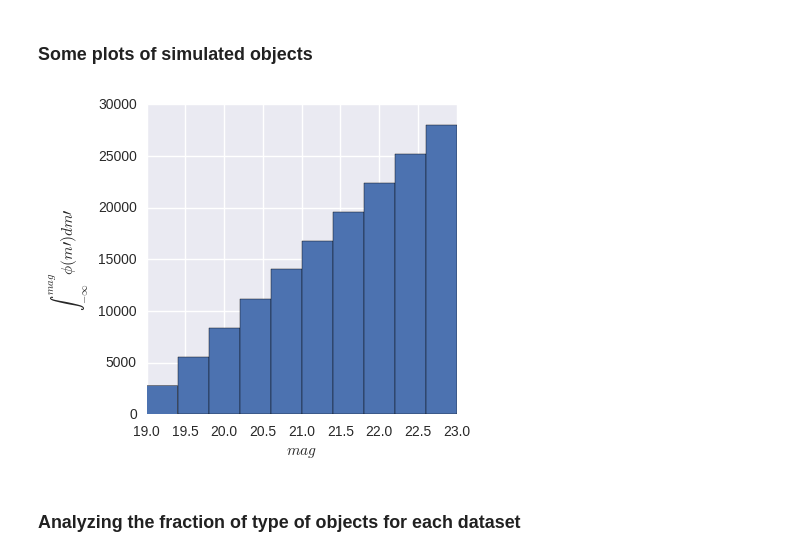
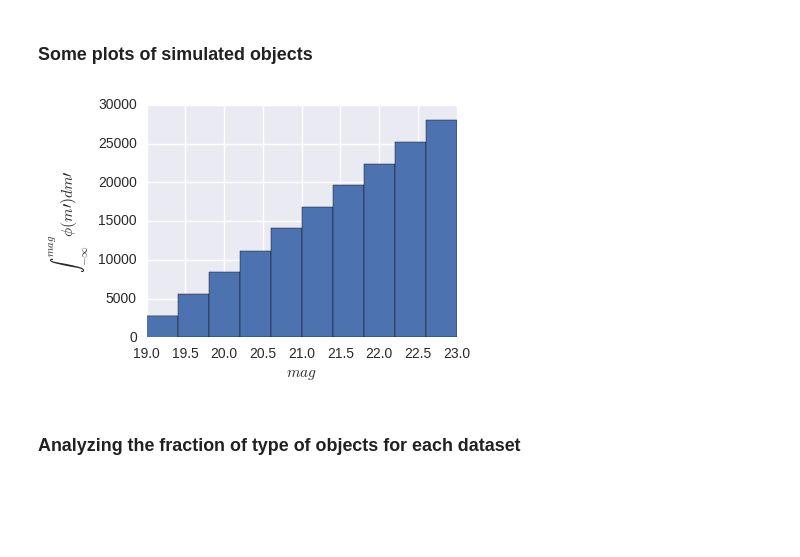
Before and after one commit to BrunoSanchez/RBMLearning, a Jupyter notebook: Plots.ipynb, the cells around one changed output. Saved outputs shown, nothing was run; the diff lists cells and outputs as text; code cells hidden in the pictures; blank space fills up the shorter version.

Commit message:
New graphs

```diff
--- a/Plots.ipynb
+++ b/Plots.ipynb
@@ -67,13 +67,13 @@ dt_ois = pd.merge(pd.read_sql_table('DetectedOIS', engine),
 # %% [markdown]
 ### Some plots of simulated objects
 # %%
-plt.figure(figsize=(4,4))
+plt.figure(figsize=(4,3))
 plt.hist(simulated['app_mag'], cumulative=True)
 plt.xlabel(r'$mag$')
 plt.ylabel(r'$\int_{-\infty}^{mag}\phi(m\prime)dm\prime$')
 plt.savefig(os.path.join(plot_dir, 'lum_fun_simulated.png'))
 # %% [output]
-[figure, old version]
+[figure, new version]
 # %% [markdown]
 ### Analyzing the fraction of type of objects for each dataset
 # %%
```
Also changed, not shown: parts of 7 cells of this notebook.
